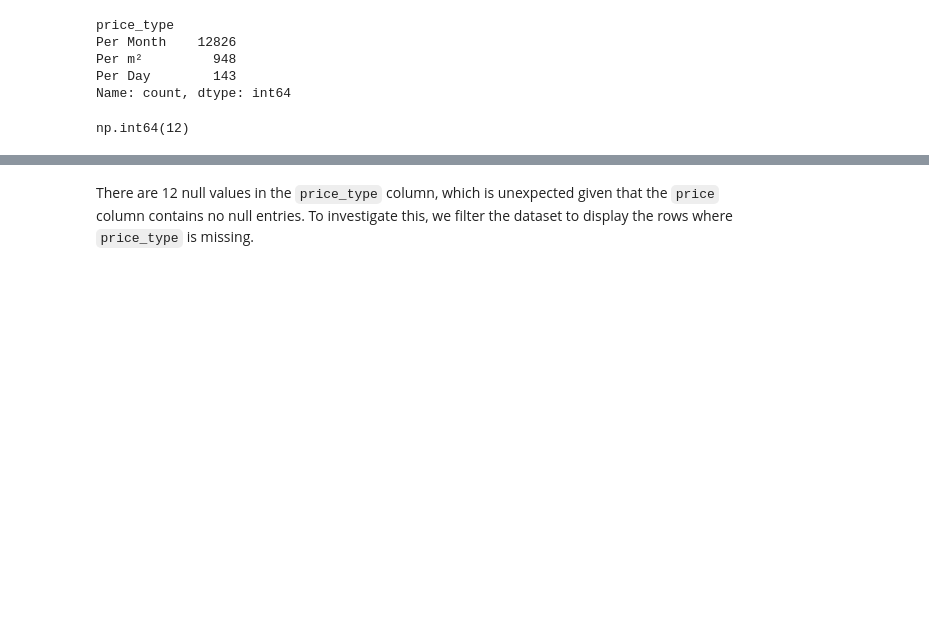
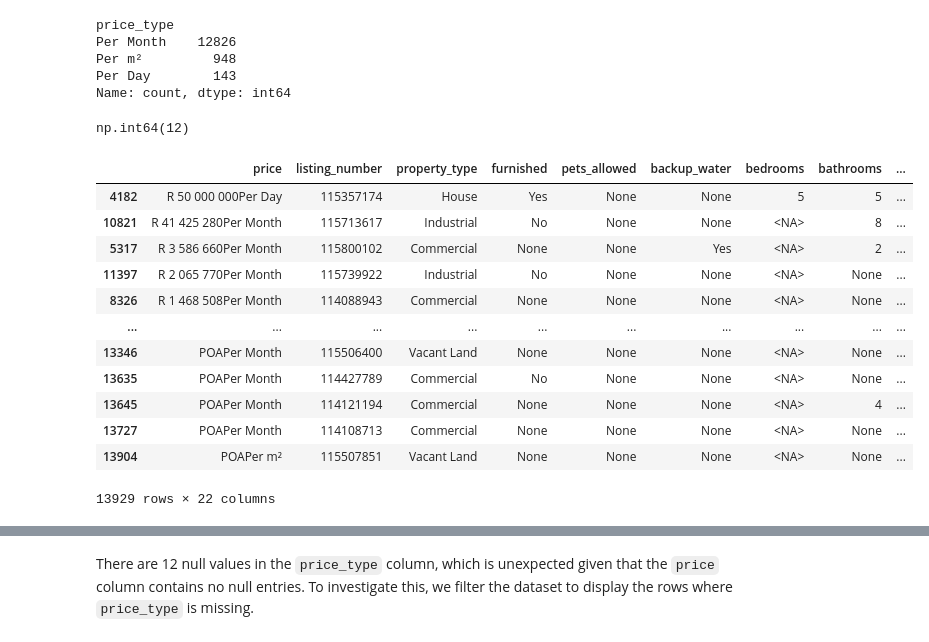
Before and after one commit to preciousratlhagane/south-african-property-market-analysis, a Jupyter notebook: notebooks/01_data_cleaning_rentals.ipynb, the cells around one changed output, grey strips where cells are left out. Cells and saved outputs as stored; diff of their text form; code cells hidden in the pictures; blank space fills up the shorter version.

```diff
--- a/notebooks/01_data_cleaning_rentals.ipynb
+++ b/notebooks/01_data_cleaning_rentals.ipynb
@@ -375,3 +375,19 @@ Name: count, dtype: int64
 results_df['price_type'].isnull().sum()
 # %% [output]
 np.int64(12)
+# %%
+results_df.sort_values(by='price (ZAR)', ascending=False)
+# %% [output]
+|  | price | listing_number | property_type | furnished | pets_allowed | backup_water | bedrooms | bathrooms | ... |
+| 4182 | R 50 000 000Per Day | 115357174 | House | Yes | None | None | 5 | 5 | ... |
+| 10821 | R 41 425 280Per Month | 115713617 | Industrial | No | None | None | <NA> | 8 | ... |
+| 5317 | R 3 586 660Per Month | 115800102 | Commercial | None | None | Yes | <NA> | 2 | ... |
+| 11397 | R 2 065 770Per Month | 115739922 | Industrial | No | None | None | <NA> | None | ... |
+| 8326 | R 1 468 508Per Month | 114088943 | Commercial | None | None | None | <NA> | None | ... |
+| ... | ... | ... | ... | ... | ... | ... | ... | ... | ... |
+| 13346 | POAPer Month | 115506400 | Vacant Land | None | None | None | <NA> | None | ... |
+| 13635 | POAPer Month | 114427789 | Commercial | No | None | None | <NA> | None | ... |
+| 13645 | POAPer Month | 114121194 | Commercial | None | None | None | <NA> | 4 | ... |
+| 13727 | POAPer Month | 114108713 | Commercial | None | None | None | <NA> | None | ... |
+| 13904 | POAPer m² | 115507851 | Vacant Land | None | None | None | <NA> | None | ... |
+13929 rows × 22 columns
```
Also changed, not shown: parts of 40 cells of this notebook.
